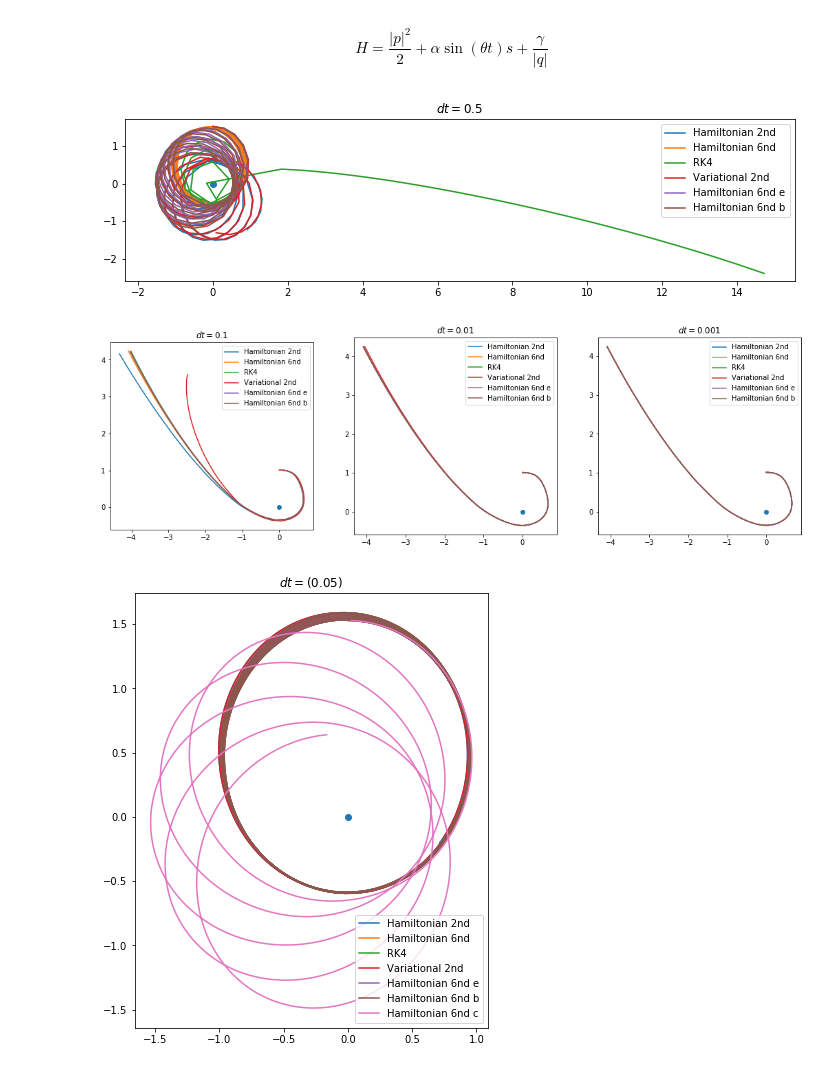
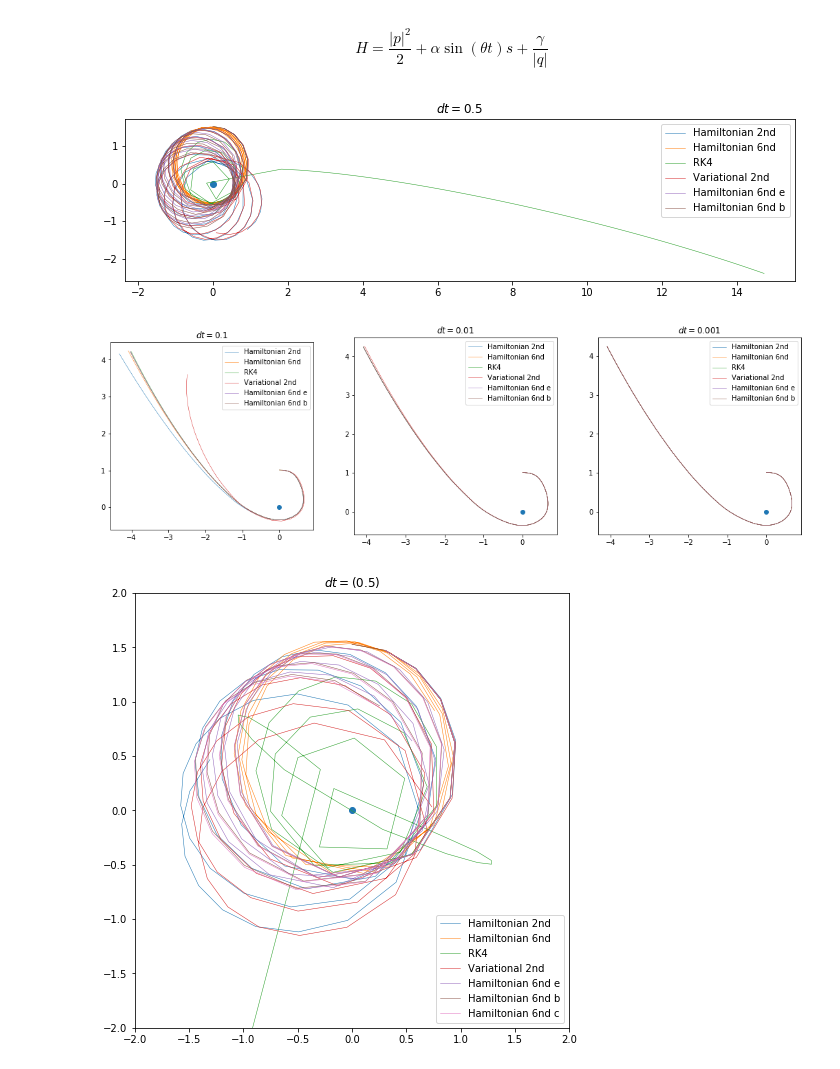
Before and after one commit to mseri/contact-integrators, a Jupyter notebook: The Time-Perturbed Kepler model.ipynb, the cells around one changed output. Saved outputs shown, nothing was run; the diff lists cells and outputs as text; code cells hidden in the pictures.

```diff
--- a/The Time-Perturbed Kepler model.ipynb
+++ b/The Time-Perturbed Kepler model.ipynb
@@ -49,27 +49,27 @@ for (p0, q0) in [init]:
 
     plt.plot(sol[:,1,0],
              sol[:,1,1],
-             label="Hamiltonian 2nd")
+             linewidth=0.5, label="Hamiltonian 2nd")
     plt.plot(solm[:,1,0],
              solm[:,1,1],
-             label="Hamiltonian 6nd")
+             linewidth=0.5, label="Hamiltonian 6nd")
     plt.plot([rk[2] for rk in solrk],
              [rk[3] for rk in solrk],
-             label="RK4")
+             linewidth=0.5, label="RK4")
 
     plt.plot(solsc[:,1,0],
              solsc[:,1,1],
-             label="Variational 2nd")
+             linewidth=0.5, label="Variational 2nd")
 
     plt.plot(sole[:,1,0],
              sole[:,1,1],
-             label="Hamiltonian 6nd e")
+             linewidth=0.5, label="Hamiltonian 6nd e")
     plt.plot(solb[:,1,0],
              solb[:,1,1],
-             label="Hamiltonian 6nd b")
+             linewidth=0.5, label="Hamiltonian 6nd b")
 #     plt.plot(solc[:,1,0],
 #              solc[:,1,1],
-#              label="Hamiltonian 6nd c")
+#              linewidth=0.5, label="Hamiltonian 6nd c")
 
     plt.scatter(0,0)
 
@@ -78,7 +78,7 @@ for (p0, q0) in [init]:
     plt.legend(loc='upper right')
     plt.show()
 # %% [output]
-[figure, old version]
+[figure, new version]
 # %%
 tpk = TimePerturbedKepler(1.7, 2*np.pi, -1)
 tf = 10
@@ -106,27 +106,27 @@ for i,precision in enumerate([10, 100, 1000]):
 
     plt.plot(sol[:,1,0],
              sol[:,1,1],
-             label="Hamiltonian 2nd")
+             linewidth=0.5, label="Hamiltonian 2nd")
     plt.plot(solm[:,1,0],
              solm[:,1,1],
-             label="Hamiltonian 6nd")
+             linewidth=0.5, label="Hamiltonian 6nd")
     plt.plot([rk[2] for rk in solrk],
              [rk[3] for rk in solrk],
-             label="RK4")
+             linewidth=0.5, label="RK4")
 
     plt.plot(solsc[:,1,0],
              solsc[:,1,1],
-             label="Variational 2nd")
+             linewidth=0.5, label="Variational 2nd")
 
     plt.plot(sole[:,1,0],
              sole[:,1,1],
-             label="Hamiltonian 6nd e")
+             linewidth=0.5, label="Hamiltonian 6nd e")
     plt.plot(solb[:,1,0],
              solb[:,1,1],
-             label="Hamiltonian 6nd b")
+             linewidth=0.5, label="Hamiltonian 6nd b")
 #     plt.plot(solc[:,1,0],
 #              solc[:,1,1],
-#              label="Hamiltonian 6nd c")
+#              linewidth=0.5, label="Hamiltonian 6nd c")
 
     plt.scatter(0,0)
 
@@ -136,11 +136,11 @@ for i,precision in enumerate([10, 100, 1000]):
 
 plt.show()
 # %% [output]
-[figure, old version]
+[figure, new version]
 # %%
 tpk = TimePerturbedKepler(-0.07, 2*np.pi, -1)
-dt = 0.05
-tf = 38
+dt = 0.5
+tf = 30
 
 tspan = np.linspace(0, tf, num=int(np.floor(tf/dt)))
 
@@ -154,39 +154,42 @@ for (p0, q0) in [init]:
     solsc, solscs, _ = ic.integrate(ic.variational_step, tpk, tspan, p0, q0, 0.0)
 
     sole, _, _ = ic.integrate(ic.step6e, tpk, tspan, p0, q0, 0.0)
     solb, _, _ = ic.integrate(ic.step6b, tpk, tspan, p0, q0, 0.0)
     solc, _, _ = ic.integrate(ic.step6c, tpk, tspan, p0, q0, 0.0)
 
     plt.plot(sol[:,1,0],
              sol[:,1,1],
-             label="Hamiltonian 2nd")
+             linewidth=0.5, label="Hamiltonian 2nd")
     plt.plot(solm[:,1,0],
              solm[:,1,1],
-             label="Hamiltonian 6nd")
+             linewidth=0.5, label="Hamiltonian 6nd")
     plt.plot([rk[2] for rk in solrk],
              [rk[3] for rk in solrk],
-             label="RK4")
+             linewidth=0.5, label="RK4")
 
     plt.plot(solsc[:,1,0],
              solsc[:,1,1],
-             label="Variational 2nd")
+             linewidth=0.5, label="Variational 2nd")
 
     plt.plot(sole[:,1,0],
              sole[:,1,1],
-             label="Hamiltonian 6nd e")
+             linewidth=0.5, label="Hamiltonian 6nd e")
     plt.plot(solb[:,1,0],
              solb[:,1,1],
-             label="Hamiltonian 6nd b")
+             linewidth=0.5, label="Hamiltonian 6nd b")
     plt.plot(solc[:,1,0],
              solc[:,1,1],
-             label="Hamiltonian 6nd c")
+             linewidth=0.5, label="Hamiltonian 6nd c")
 
     plt.scatter(0,0)
 
     plt.gca().set_aspect('equal', adjustable='box')
 
+    plt.xlim(-2, 2)
+    plt.ylim(-2, 2)
+
     plt.legend()
     plt.show()
 # %% [output]
-[figure, old version]
+[figure, new version]
 # %%
```
Also changed, not shown: parts of 1 cell of this notebook, 2 other files.
